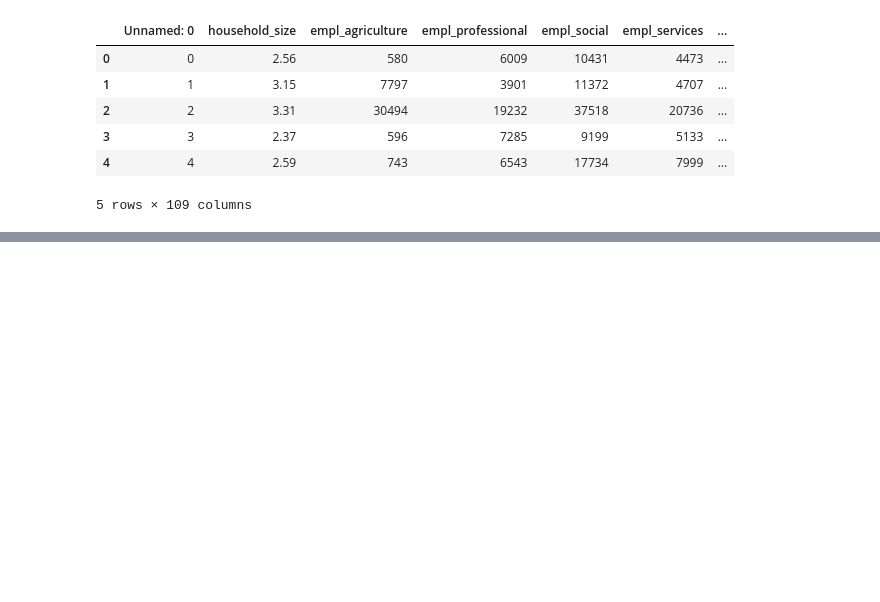
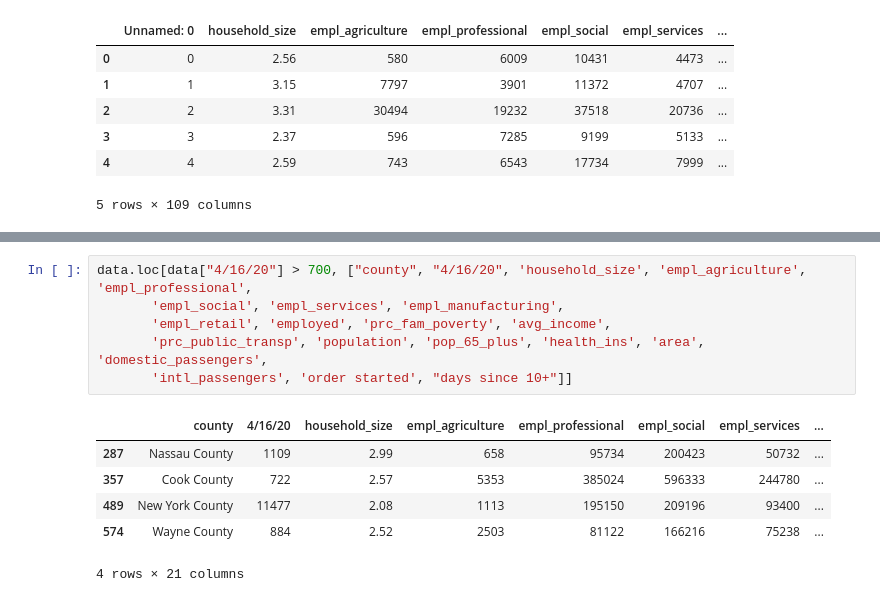
Before and after one commit to aejurgensen/Covid-19, a Jupyter notebook: EDA.ipynb, the cells around one changed output, grey strips where cells are left out. Saved outputs shown, nothing was run; the diff lists cells and outputs as text; blank space fills up the shorter version.

```diff
--- a/EDA.ipynb
+++ b/EDA.ipynb
@@ -26,0 +140,13 @@ data.head()
+# %%
+data.loc[data["4/16/20"] > 700, ["county", "4/16/20", 'household_size', 'empl_agriculture', 'empl_professional',
+       'empl_social', 'empl_services', 'empl_manufacturing',
+       'empl_retail', 'employed', 'prc_fam_poverty', 'avg_income',
+       'prc_public_transp', 'population', 'pop_65_plus', 'health_ins', 'area', 'domestic_passengers',
+       'intl_passengers', 'order started', "days since 10+"]]
+# %% [output]
+|  | county | 4/16/20 | household_size | empl_agriculture | empl_professional | empl_social | empl_services | ... |
+| 287 | Nassau County | 1109 | 2.99 | 658 | 95734 | 200423 | 50732 | ... |
+| 357 | Cook County | 722 | 2.57 | 5353 | 385024 | 596333 | 244780 | ... |
+| 489 | New York County | 11477 | 2.08 | 1113 | 195150 | 209196 | 93400 | ... |
+| 574 | Wayne County | 884 | 2.52 | 2503 | 81122 | 166216 | 75238 | ... |
+4 rows × 21 columns
```
Also changed, not shown: parts of 13 cells of this notebook, 3 other files.
